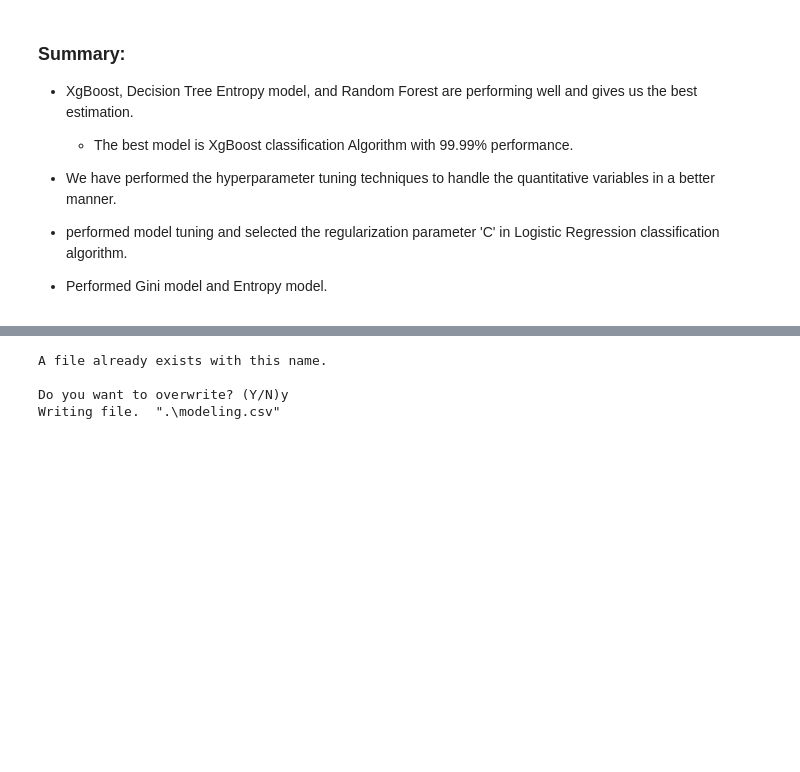
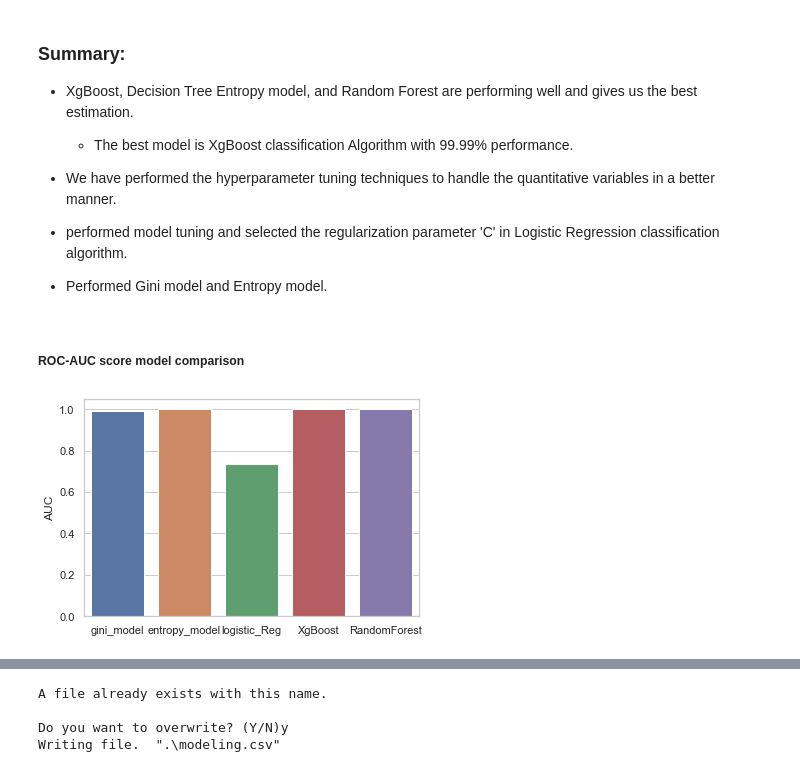
Before and after one commit to ArchanaRobin/SpringBoard, a Jupyter notebook: Capstone 2_Credit Card Fraud Detection/Credit Card Fraud Detection - Preprocessing and Modeling.ipynb, the cells around one changed output, grey strips where cells are left out. Drawn from its saved outputs; the diff is of its cells as text; code cells hidden in the pictures; blank space fills up the shorter version.

Commit message:
Credit Card Fraud Detection - Preprocessing and Modeling

```diff
--- a/Capstone 2_Credit Card Fraud Detection/Credit Card Fraud Detection - Preprocessing and Modeling.ipynb
+++ b/Capstone 2_Credit Card Fraud Detection/Credit Card Fraud Detection - Preprocessing and Modeling.ipynb
@@ -382,10 +378,10 @@ Accuracy Score is not a good metric for imbalanced data. So, hyperparameter tuni
 # %%
 
 # hyperparameter tuning with XGBoost
-
+from xgboost import XGBClassifier
 from sklearn.model_selection import RandomizedSearchCV, GridSearchCV
 
-classifier = xgboost.XGBClassifier()
+
 
 # creating a KFold object
 folds = 3
@@ -396,7 +392,7 @@ param_grid = {'learning_rate': [0.2, 0.6],
 
 
 # specify model
-xgb_model = xgboost.XGBClassifier(max_depth=2, n_estimators=200)
+xgb_model = XGBClassifier(max_depth=2, n_estimators=200)
 
 # set up GridSearchCV()
 XgB_model_cv = GridSearchCV(estimator = xgb_model,
@@ -428,6 +424,7 @@ XgB_model_cv.best_params_
 {'learning_rate': 0.2, 'subsample': 0.6}
 # %%
 # Applying the hyperparameters
+
 params = {'learning_rate': 0.2,
           'max_depth': 2,
           'n_estimators':200,
@@ -435,6 +432,6 @@ params = {'learning_rate': 0.2,
          'objective':'binary:logistic'}
 
 # fit model on training data
-XgB_df_model = xgboost.XGBClassifier(params = params)
+XgB_df_model = XGBClassifier(params = params)
 XgB_df_model.fit(X_train, y_train)
 # %% [output]
@@ -927,3 +951,15 @@ print(classification_report(y_test, entropy_pred))
 - performed model tuning and selected the regularization parameter 'C' in Logistic Regression classification algorithm.
 
 - Performed Gini model and Entropy model.
+# %% [markdown]
+##### ROC-AUC score model comparison
+# %%
+sns.set_theme(style="whitegrid")
+sns.barplot(x=["gini_model", "entropy_model", "logistic_Reg", "XgBoost", "RandomForest"],
+            y=[roc_auc_score(gini_model.predict(X_test), y_test), roc_auc_score(entropy_model.predict(X_test), y_test), roc_auc_score(logreg_model.predict(X_test), y_test),
+               roc_auc_score(XgB_df_model.predict(X_test), y_test), roc_auc_score(rf_classifier.predict(X_test), y_test)])
+
+plt.ylabel("AUC")
+plt.show()
+# %% [output]
+[figure, added]
```
Also changed, not shown: parts of 19 cells of this notebook.
